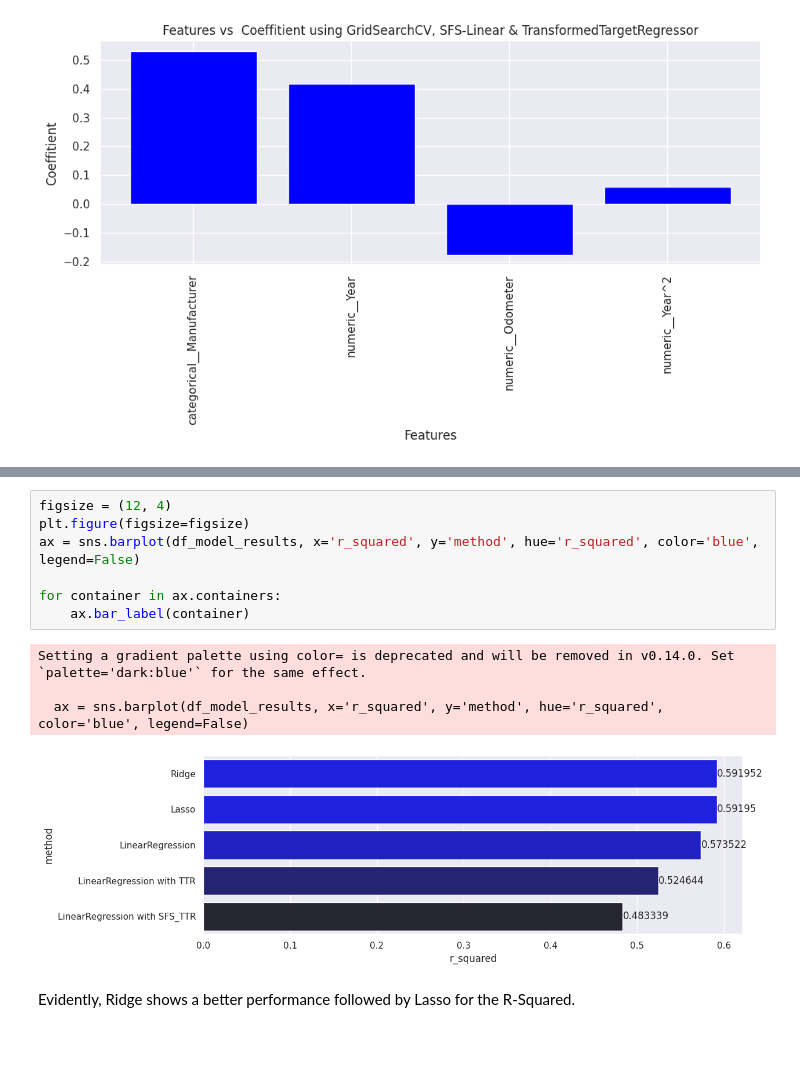
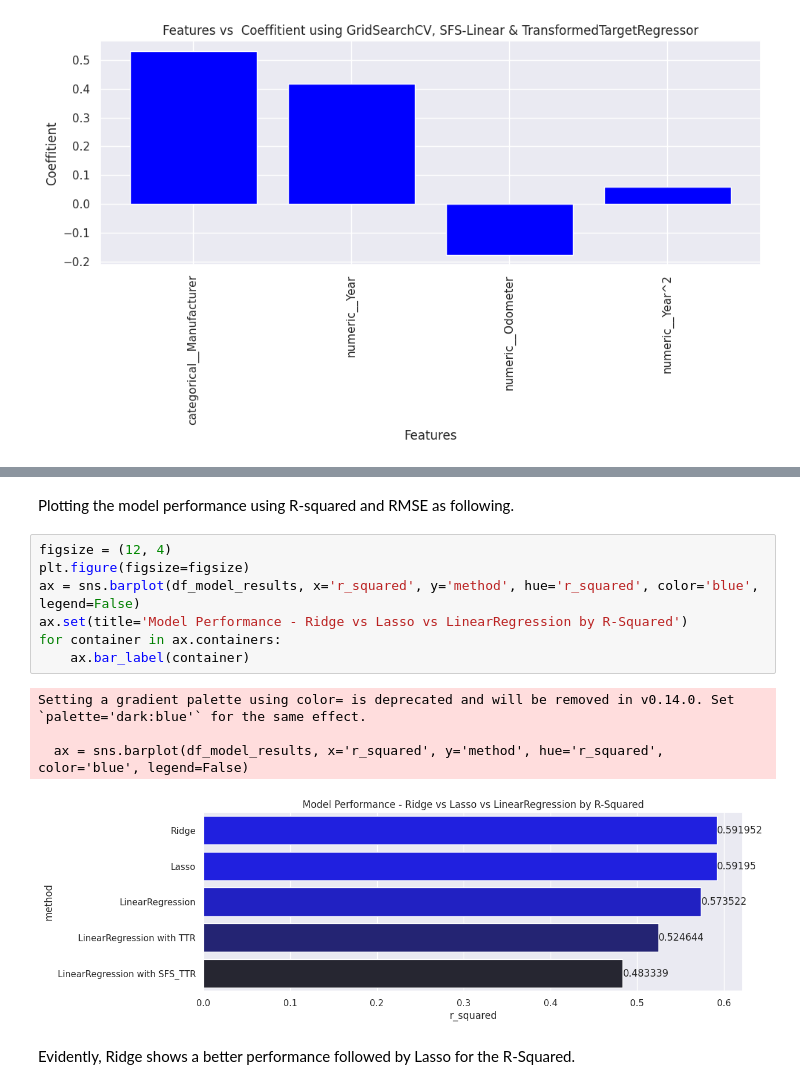
Before and after one commit to deepasarojam-2024/UC-Berkeley-ML-AI, a Jupyter notebook: Regression_Model_Used_Cars/used_cars_regression_model.ipynb, the cells around one changed output, grey strips where cells are left out. Saved outputs shown, nothing was run; the diff lists cells and outputs as text; blank space fills up the shorter version.

```diff
--- a/Regression_Model_Used_Cars/used_cars_regression_model.ipynb
+++ b/Regression_Model_Used_Cars/used_cars_regression_model.ipynb
@@ -1734,15 +1775,17 @@ Let's visualize the different model vs R-Squared using a barplot (seaborn).
+# %% [markdown]
+Plotting the model performance using R-squared and RMSE as following.
 # %%
 figsize = (12, 4)
 plt.figure(figsize=figsize)
 ax = sns.barplot(df_model_results, x='r_squared', y='method', hue='r_squared', color='blue', legend=False)
-
+ax.set(title='Model Performance - Ridge vs Lasso vs LinearRegression by R-Squared')
 for container in ax.containers:
     ax.bar_label(container)
 # %% [output]
 Setting a gradient palette using color= is deprecated and will be removed in v0.14.0. Set `palette='dark:blue'` for the same effect.
 
   ax = sns.barplot(df_model_results, x='r_squared', y='method', hue='r_squared', color='blue', legend=False)
-[figure, old version]
+[figure, new version]
 # %% [markdown]
 Evidently, Ridge shows a better performance followed by Lasso for the R-Squared.
 # %%
```
Also changed, not shown: parts of 59 cells of this notebook.
